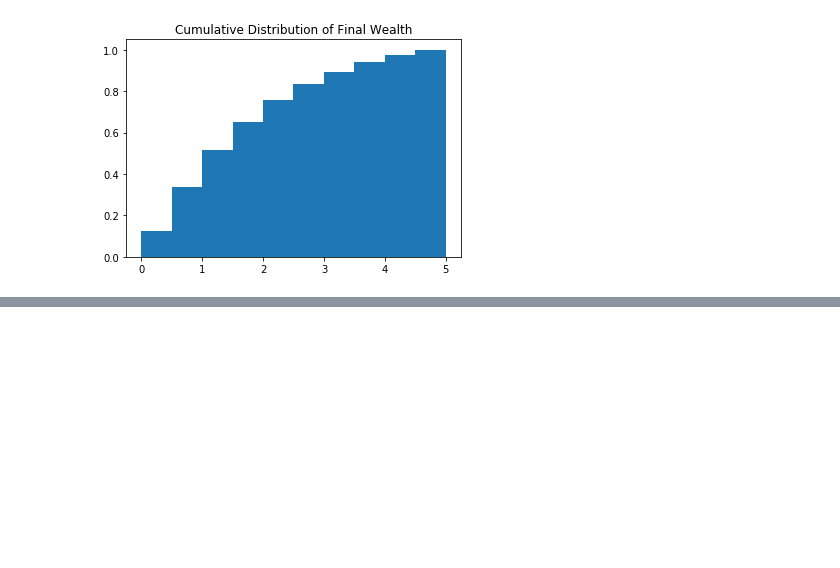
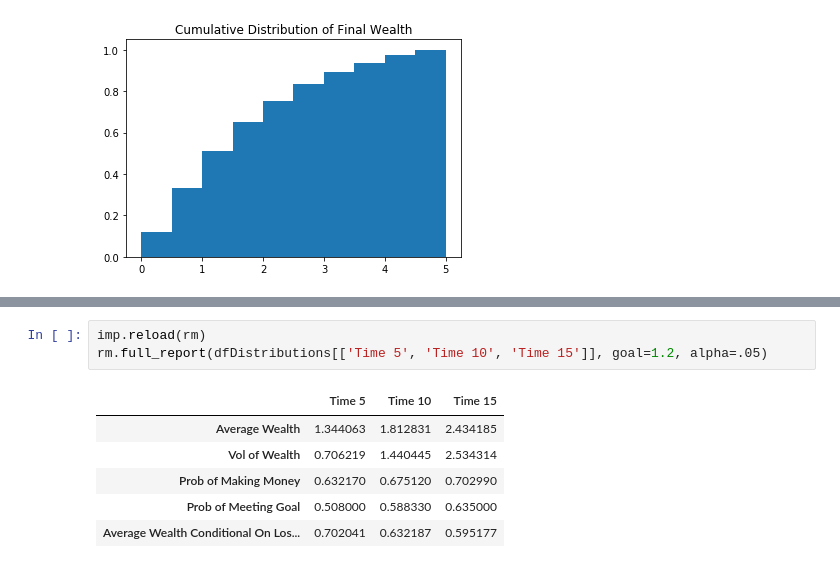
Before and after one commit to bubblesort251/GamblingAnalysis, a Jupyter notebook: BreakEvenAnalysis.ipynb, the cells around one changed output, grey strips where cells are left out. Cells and saved outputs as stored; diff of their text form; blank space fills up the shorter version.

```diff
--- a/BreakEvenAnalysis.ipynb
+++ b/BreakEvenAnalysis.ipynb
@@ -113,0 +115,10 @@ Average final wealth as a proportion of initial wealth =
+# %%
+imp.reload(rm)
+rm.full_report(dfDistributions[['Time 5', 'Time 10', 'Time 15']], goal=1.2, alpha=.05)
+# %% [output]
+|  | Time 5 | Time 10 | Time 15 |
+| Average Wealth | 1.344063 | 1.812831 | 2.434185 |
+| Vol of Wealth | 0.706219 | 1.440445 | 2.534314 |
+| Prob of Making Money | 0.632170 | 0.675120 | 0.702990 |
+| Prob of Meeting Goal | 0.508000 | 0.588330 | 0.635000 |
+| Average Wealth Conditional On Los... | 0.702041 | 0.632187 | 0.595177 |
```
Also changed, not shown: parts of 8 cells of this notebook, 1 other file.
